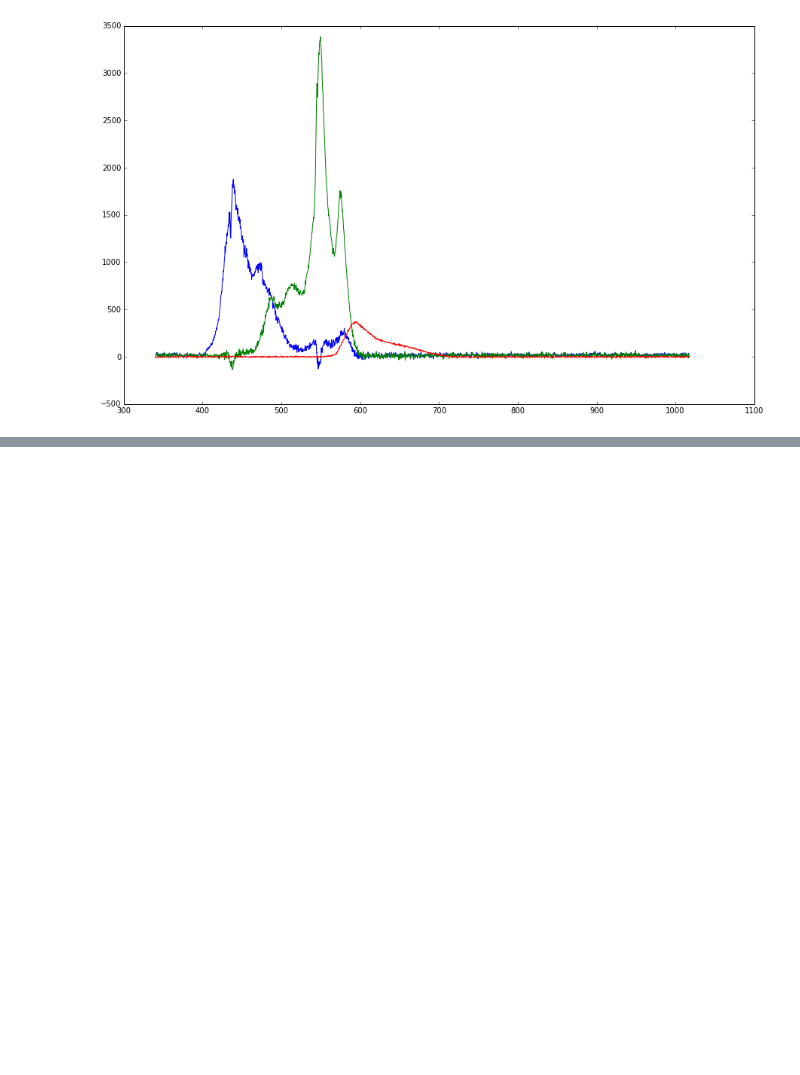
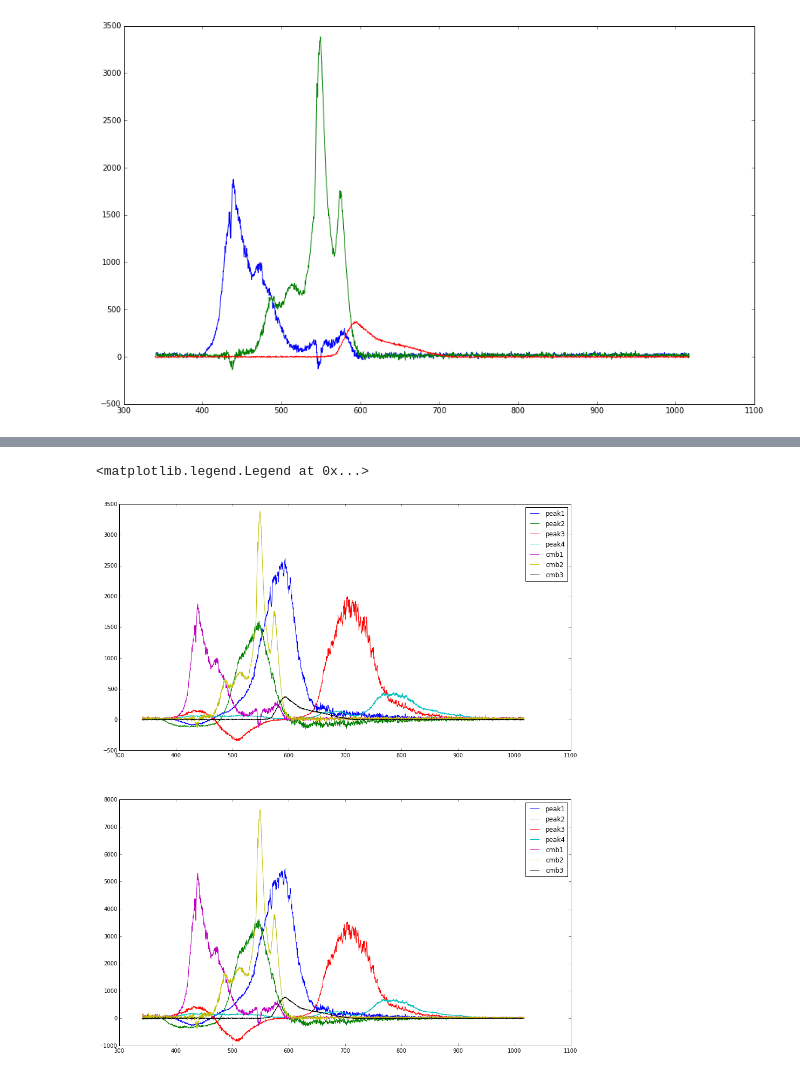
Before and after one commit to rethmecc/Phy411Assignments, a Jupyter notebook: RenewableEnergy.ipynb, the cells around one changed output, grey strips where cells are left out. Cells and saved outputs as stored; diff of their text form; code cells hidden in the pictures; blank space fills up the shorter version.

```diff
--- a/RenewableEnergy.ipynb
+++ b/RenewableEnergy.ipynb
@@ -207,0 +215,24 @@ IndexError: list assignment index out of range
+# %%
+fig,ax=plt.subplots(2,1)
+fig.set_size_inches(15,18)
+
+ax[0].plot(Full[:,0],peak1,label='peak1')
+ax[0].plot(Full[:,0],peak2,label='peak2')
+ax[0].plot(Full[:,0],peak3,label='peak3')
+ax[0].plot(Full[:,0],peak4,label='peak4')
+ax[0].plot(Full[:,0],cmb1,label='cmb1')
+ax[0].plot(Full[:,0],cmb2,label='cmb2')
+ax[0].plot(Full[:,0],cmb3,label='cmb3')
+
+ax[1].plot(Full[:,0],peak1*1240./Full[:,0],label='peak1')
+ax[1].plot(Full[:,0],peak2*1240./Full[:,0],label='peak2')
+ax[1].plot(Full[:,0],peak3*1240./Full[:,0],label='peak3')
+ax[1].plot(Full[:,0],peak4*1240./Full[:,0],label='peak4')
+ax[1].plot(Full[:,0],cmb1*1240./Full[:,0],label='cmb1')
+ax[1].plot(Full[:,0],cmb2*1240./Full[:,0],label='cmb2')
+ax[1].plot(Full[:,0],cmb3*1240./Full[:,0],label='cmb3')
+ax[0].legend()
+ax[1].legend()
+# %% [output]
+<matplotlib.legend.Legend at 0x...>
+[figure, added]
```
Also changed, not shown: parts of 9 cells of this notebook, 21 other files.
